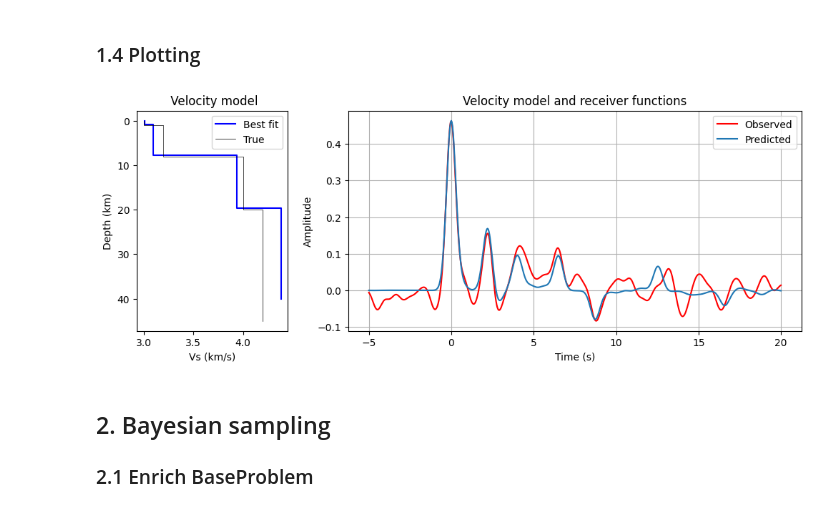
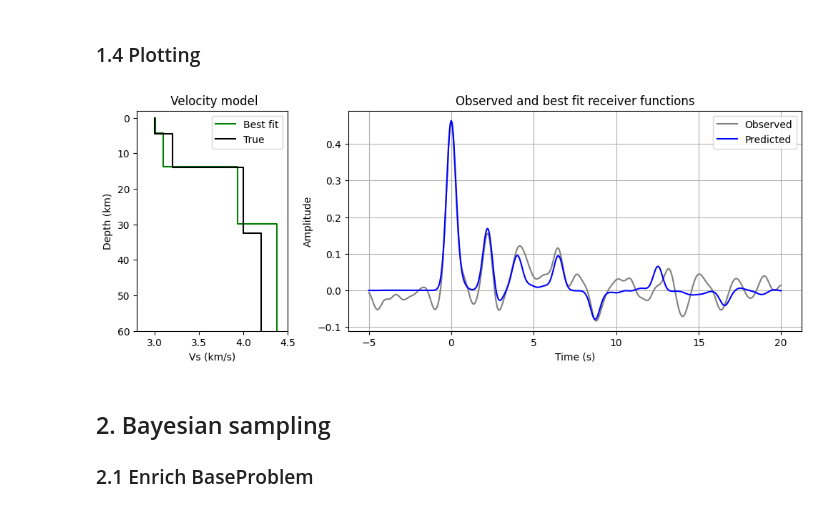
Before and after one commit to inlab-geo/cofi-examples, a Jupyter notebook: examples/receiver_function/receiver_function_inversion_noespresso.ipynb, the cells around one changed output. Saved outputs shown, nothing was run; the diff lists cells and outputs as text; code cells hidden in the pictures.

```diff
--- a/examples/receiver_function/receiver_function_inversion_noespresso.ipynb
+++ b/examples/receiver_function/receiver_function_inversion_noespresso.ipynb
@@ -264,12 +239,19 @@ Reference good model:
  [45.   4.2  1.7]]
 # %% [markdown]
 ### 1.4 Plotting
-# %%
-t,predicted_data = pyrf96.rfcalc(my_result_model)    # predicted data from model
-plotRFmod(observed_data,t,my_result_model,RF2=[predicted_data,t],
-          model2=good_model,mlabels=['Best fit','True'])
-# %% [output]
-[figure, removed]
+# %%
+t,predicted_data = pyrf96.rfcalc(my_result_model)    # predicted data from model
+a,b = pyrf96.plotRFm(my_result_model,t,observed_data,t,predicted_data,
+    vmin=2.8,
+    vmax=4.5,
+    dmin=-2.0,
+    dmax=60.0,
+    title="Observed and best fit receiver functions",
+    velmod2=good_model,
+    plotnuclei = False,
+    modlabels=['Best fit','True'])
+# %% [output]
+[figure, added]
 # %% [markdown]
 ## 2. Bayesian sampling
 
```
Also changed, not shown: parts of 12 cells of this notebook.
